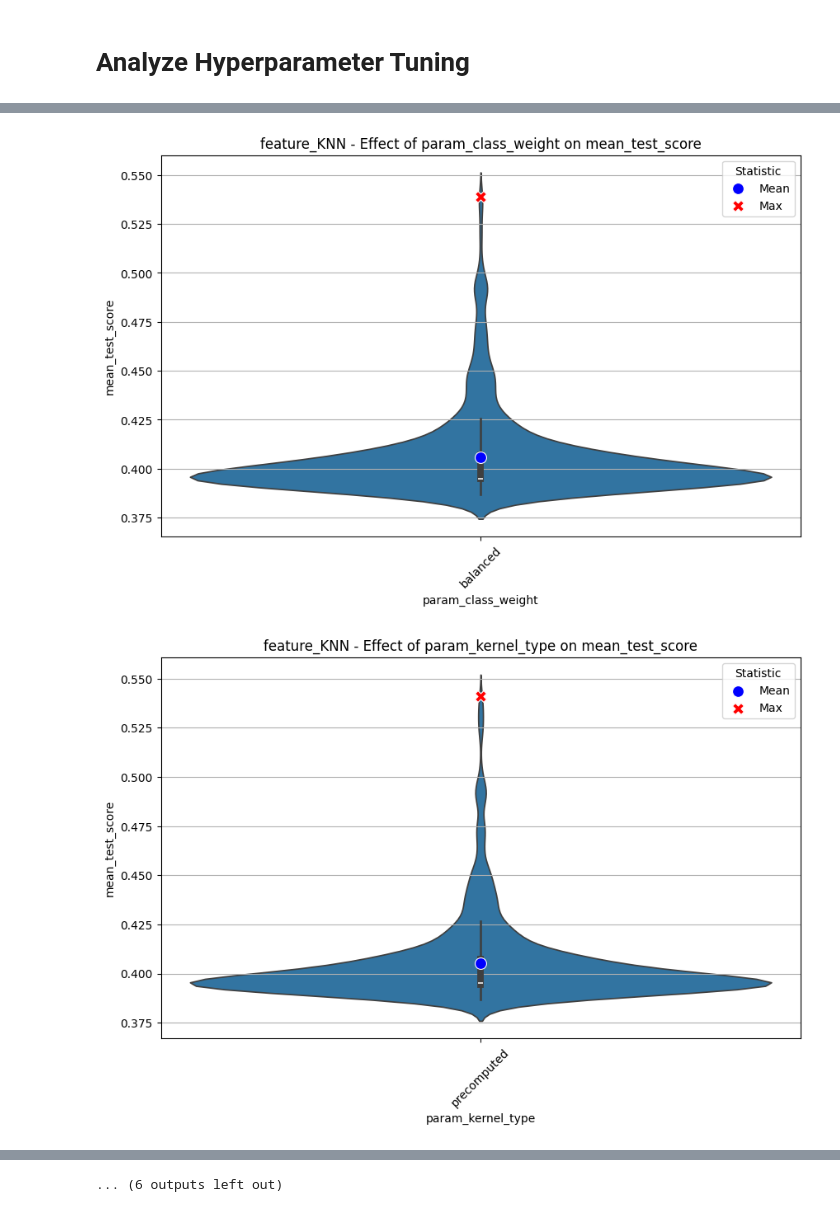
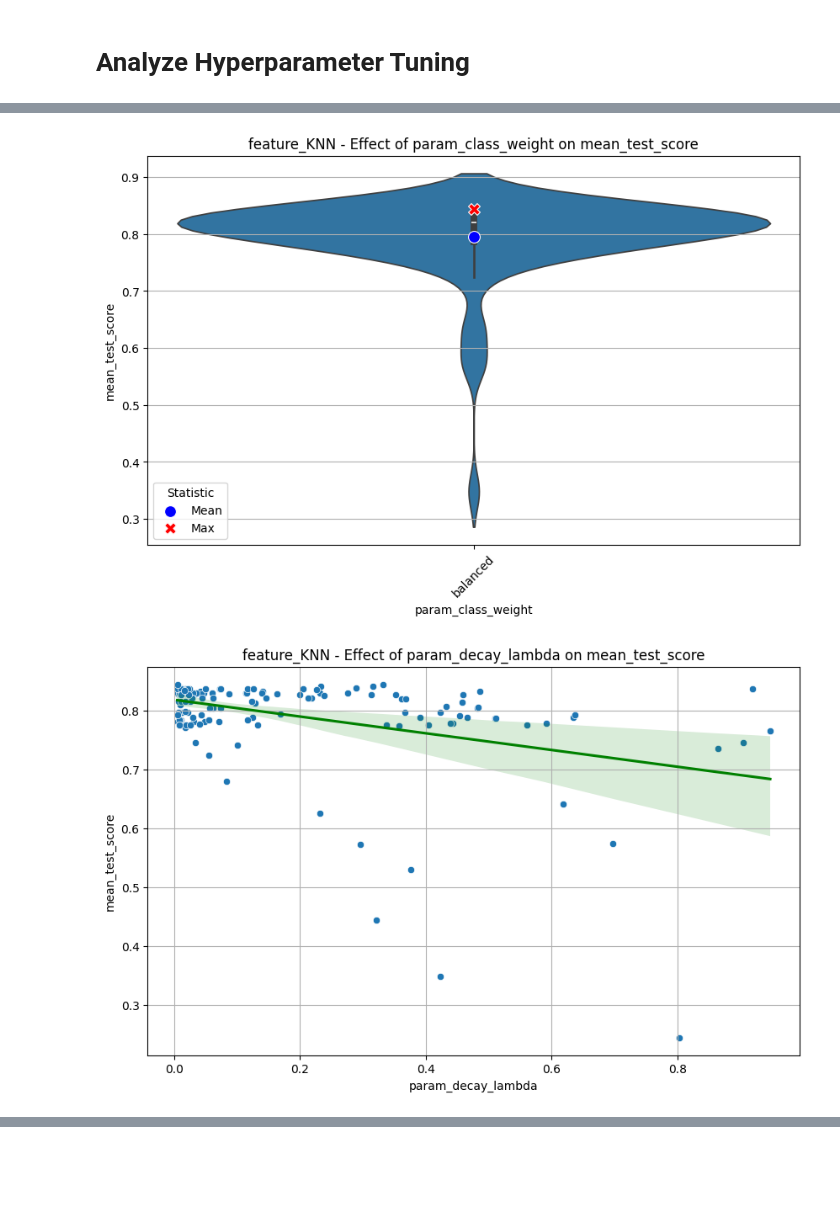
Before and after one commit to SimonESchumacher/Exploration-of-the-Potential-of-GED-based-Classifiers, a Jupyter notebook: Hyperparmeter_plot.ipynb, the cells around one changed output, grey strips where cells are left out. Drawn from its saved outputs; the diff is of its cells as text; code cells hidden in the pictures; blank space fills up the shorter version.

Commit message:
changed thing in the Plotting Notebooks

```diff
--- a/Hyperparmeter_plot.ipynb
+++ b/Hyperparmeter_plot.ipynb
@@ -12,7 +12,7 @@ import sys
 FILENAME = "f_KNN_MUTAG_TEST_2024-06-26_15-52-52_results.csv"
 # %%
 
-filepath= "configs/results/Hyperparameter_tuning_results/HP_20251018_SVC_Trivial-GED_precomputed_PTC_FR.xlsx"
+filepath= "configs/results/HP_MUTAG/HP_20251116_SVC_Random-Walk-Edit_precomputed_MUTAG.xlsx"
 # %%
 
 # # find the file in the directory
@@ -62,7 +62,7 @@ def plot_hyperparameter_effect(hyper_df, hyperparameter_column, results_column,
 
         sns.scatterplot(data=hyper_df, x=hyperparameter_column, y=results_column)
         # add a line plot for better visibility
-        sns.lineplot(data=hyper_df, x=hyperparameter_column, y=results_column, errorbar=None, color='orange')
+        # sns.lineplot(data=hyper_df, x=hyperparameter_column, y=results_column, errorbar=None, color='orange')
         sns.regplot(data=hyper_df, x=hyperparameter_column, y=results_column, scatter=False, color='green', label='Trend Line')
         plt.xlabel(hyperparameter_column)
         plt.ylabel(results_column)
@@ -99,11 +113,22 @@ plt.show()
 # %%
 results_column = "mean_test_score"
 Model_Name = "feature_KNN"
-
+collums = hyper_df.columns.tolist()
+collums.remove(results_column)
+collums.remove("params")
+collums.remove("split0_test_score")
+collums.remove("split1_test_score")
+collums.remove("split2_test_score")
+collums.remove("split3_test_score")
+collums.remove("split4_test_score")
+collums.remove("std_test_score")
+collums.remove("rank_test_score")
 # possible filter
-# hyper_df = hyper_df[hyper_df["param_similarity_function"] == "k4" ]
-
-for col in hyper_df.columns:
+# hyper_df = hyper_df[hyper_df["param_t_iterations"] == 4 ]
+# hyper_df = hyper_df[hyper_df["param_diffusion_function"] == "von_Neumann_diff_kernel" ]
+# for i in range(15):
+    # fold_df =hyper_df[hyper_df["fold_index"]==i]
+for col in collums:
     if col != results_column:
         plot_hyperparameter_effect(hyper_df, col, results_column, Model_Name)
 # %% [output]
@@ -115,2 +140,2 @@ for col in hyper_df.columns:
-[figure, old version]
+[figure, new version]
-[figure, old version]
+[figure, new version]
@@ -122,4 +145,3 @@ for col in hyper_df.columns:
-... (6 outputs left out)
 # %%
 display(hyper_df.sort_values(by='mean_test_score', ascending=False).head(30))
 # %% [output]
```
Also changed, not shown: parts of 5 cells of this notebook, 1 other file.
